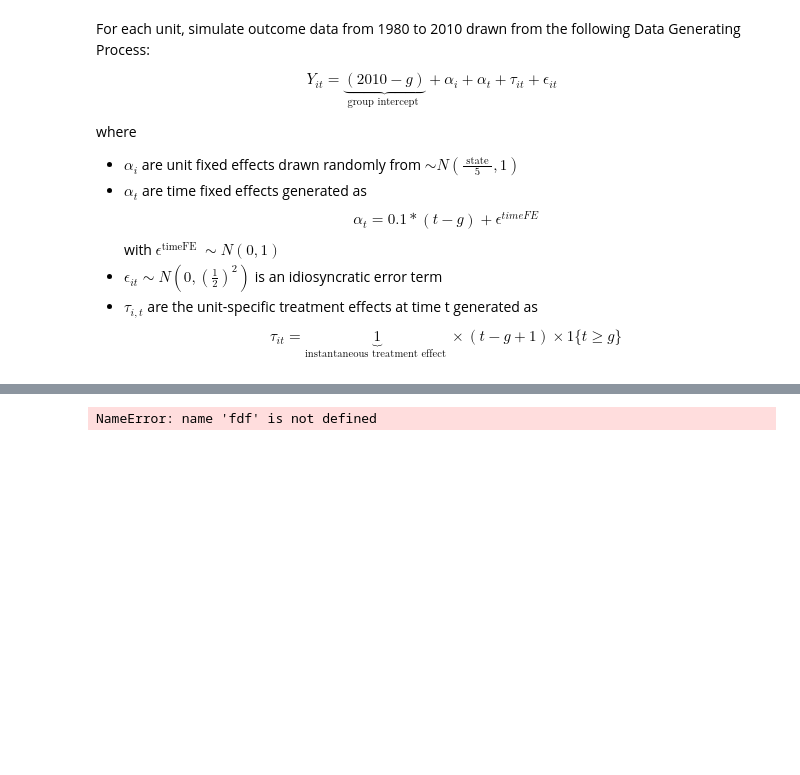
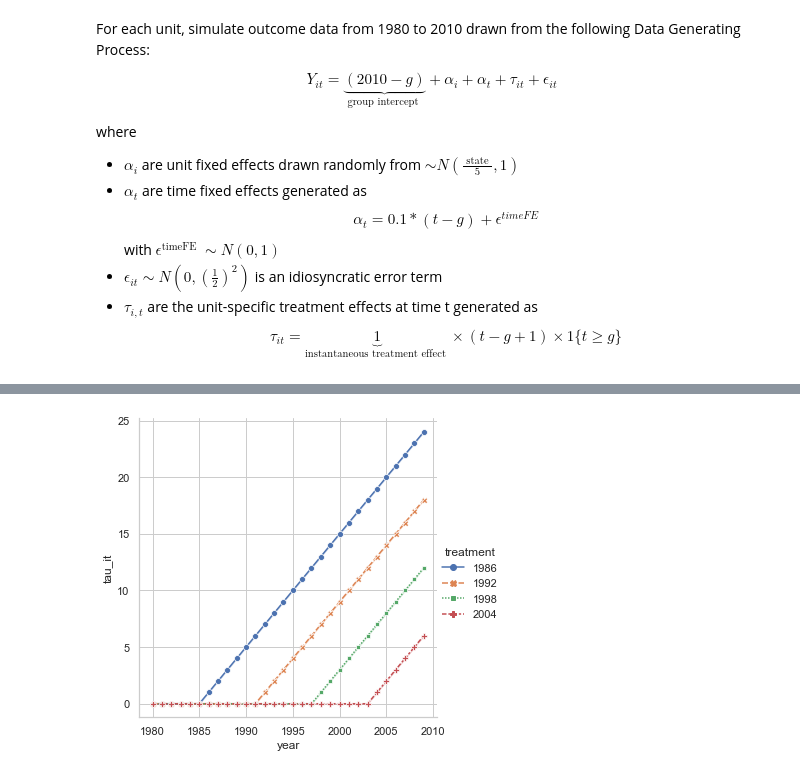
Before and after one commit to jmquintero925/Metrics-III, a Jupyter notebook: ps4/Pset 4 - Q2.ipynb, the cells around one changed output, grey strips where cells are left out. Cells and saved outputs as stored; diff of their text form; code cells hidden in the pictures; blank space fills up the shorter version.

```diff
--- a/ps4/Pset 4 - Q2.ipynb
+++ b/ps4/Pset 4 - Q2.ipynb
@@ -21,3 +34,8 @@ T = 30 # number of periods
 N = 1000 # number of units
 S = 50 # number of states
 g_list = [1986, 1992, 1998, 2004] # treatment groups
+
+base_year = 1980
+final_year = base_year + T
+
+np.random.seed(421) # set seed to my birthday
@@ -55,7 +76,10 @@ State size
 Name: state, dtype: float64
 # %%
 # Map units to states, treatment
-df_unit = pd.DataFrame({'state':s}, index=i) # initialize data, assign states
+df_unit = pd.DataFrame({'unit':i, 'state':s}) # initialize data, assign states
 df_unit = pd.merge(df_unit, df_treatment, on='state',how='outer',validate =  'm:1', indicator=True) # merge in treatment
 
 assert np.all(df_unit['_merge'] == 'both') # assert merge worked
+# %%
+df_unit = df_unit.sort_values('unit').reset_index(drop=True)
+df_unit.head()
@@ -124,0 +154,3 @@ df_unit
+# %%
+df = MCsim(df_unit).df
+df.head()
@@ -125,4 +172,8 @@ df_unit
 # %%
- fdf
+# the ATT for each group is given by \tau_it
+
+
+att = sns.relplot(x="year", y="tau_it", hue='treatment', style='treatment', kind='line',
+            markers=True, legend = 'auto', palette="deep", data=df);
 # %% [output]
-NameError: name 'fdf' is not defined
+[figure, added]
```
Also changed, not shown: parts of 20 cells of this notebook.
